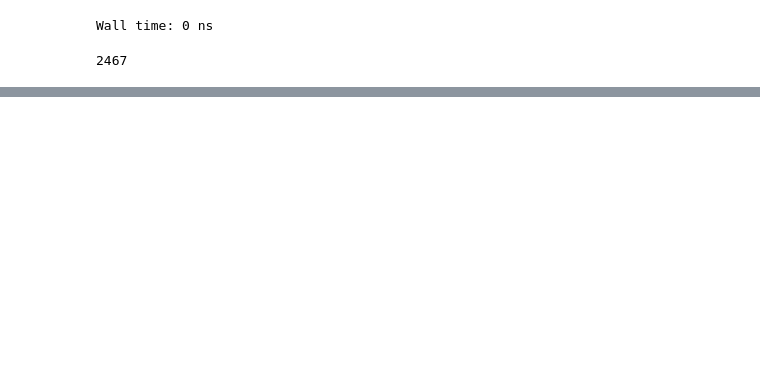
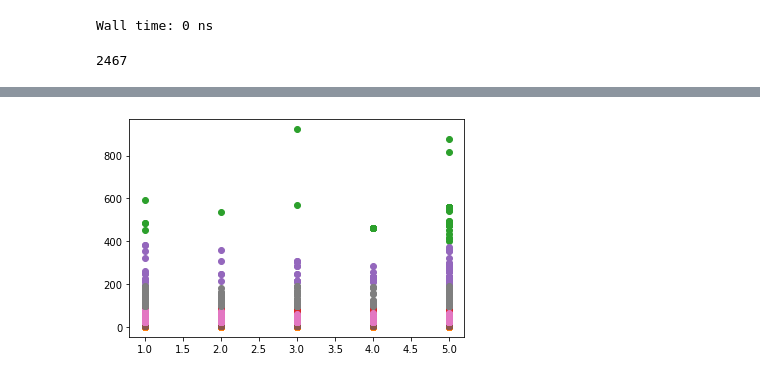
Before and after one commit to Jeremy98-alt/ADM-HW4, a Jupyter notebook: ADM-HW4(Q2) v2.ipynb, the cells around one changed output, grey strips where cells are left out. Cells and saved outputs as stored; diff of their text form; code cells hidden in the pictures; blank space fills up the shorter version.

```diff
--- a/ADM-HW4(Q2) v2.ipynb
+++ b/ADM-HW4(Q2) v2.ipynb
@@ -222,0 +278,12 @@ df
+# %%
+model = KMeans(verbose=False)
+slice = dataset.iloc[:,3:6]
+model.fit(slice)
+cluster_values = model.predict(slice)
+dataset['cluster'] = cluster_values
+fig = plt.figure()
+for cluster in range(0,10):
+    plt.scatter(dataset[dataset.cluster == cluster].Score, dataset[dataset.cluster == cluster].HelpfulnessDenominator)
+plt.show()
+# %% [output]
+[figure, added]
```
Also changed, not shown: parts of 41 cells of this notebook.
